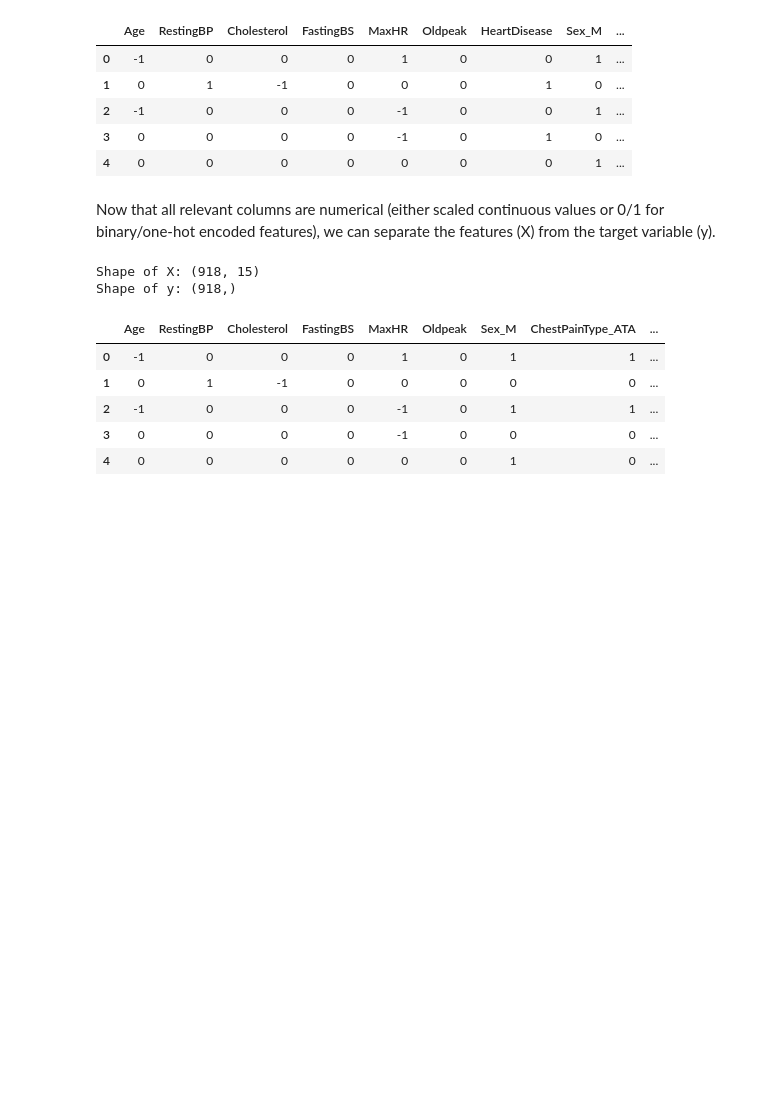
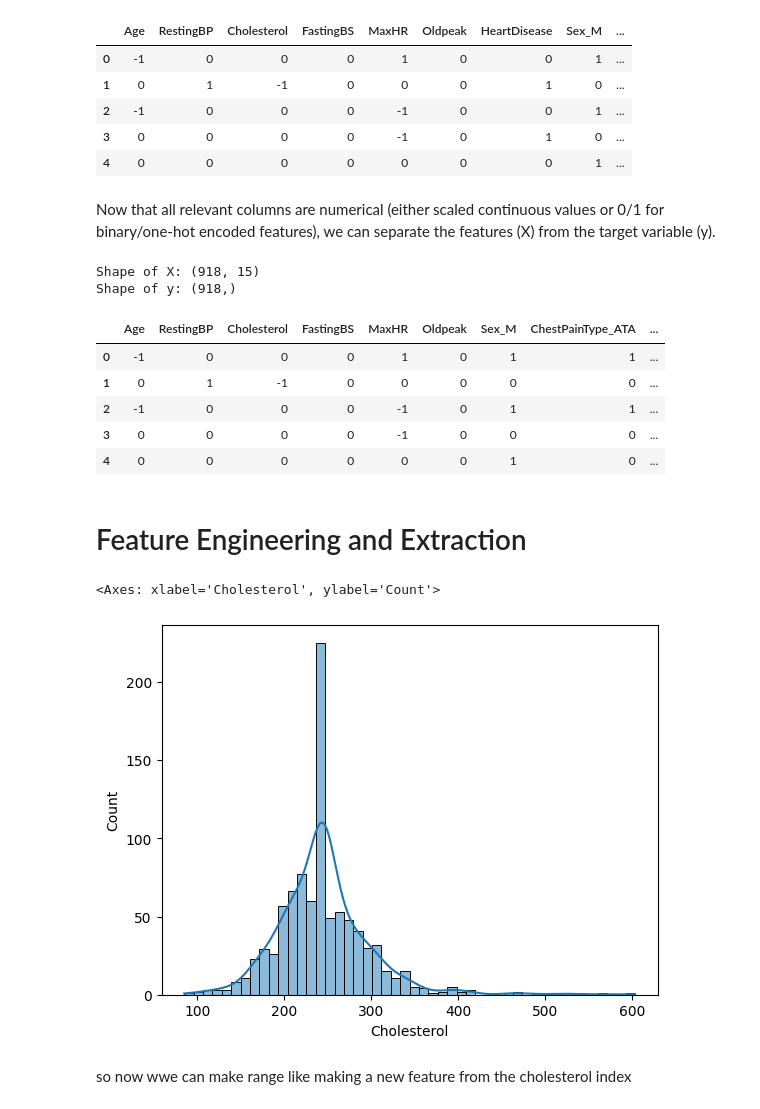
Before and after one commit to subhamsam007/Machine-Learning, a Jupyter notebook: HeartDisease.ipynb, the cells around one changed output. Cells and saved outputs as stored; diff of their text form; code cells hidden in the pictures; blank space fills up the shorter version.

```diff
--- a/HeartDisease.ipynb
+++ b/HeartDisease.ipynb
@@ -310,3 +310,13 @@ Shape of y: (918,)
 | 2 | -1 | 0 | 0 | 0 | -1 | 0 | 1 | 1 | ... |
 | 3 | 0 | 0 | 0 | 0 | -1 | 0 | 0 | 0 | ... |
 | 4 | 0 | 0 | 0 | 0 | 0 | 0 | 1 | 0 | ... |
+# %% [markdown]
+# Feature Engineering and Extraction
+# %%
+sns.histplot(df['Cholesterol'],kde = True)
+# %% [output]
+<Axes: xlabel='Cholesterol', ylabel='Count'>
+[figure, added]
+# %% [markdown]
+so now wwe can make range like
+making a new feature from the cholesterol  index
```
Also changed, not shown: parts of 2 cells of this notebook.
